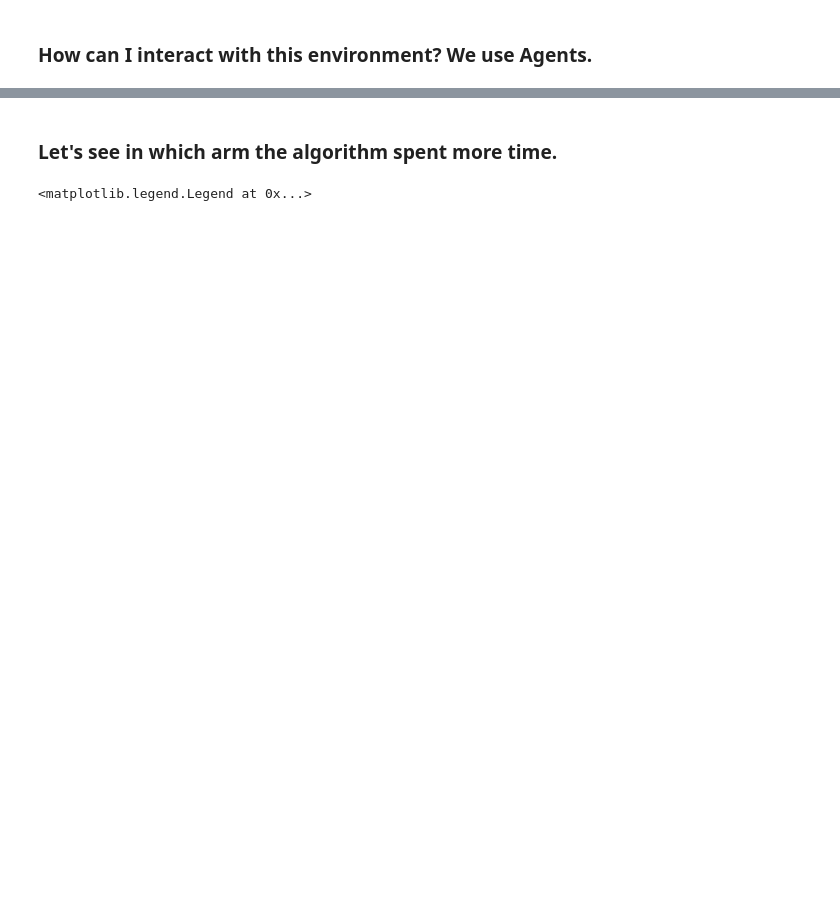
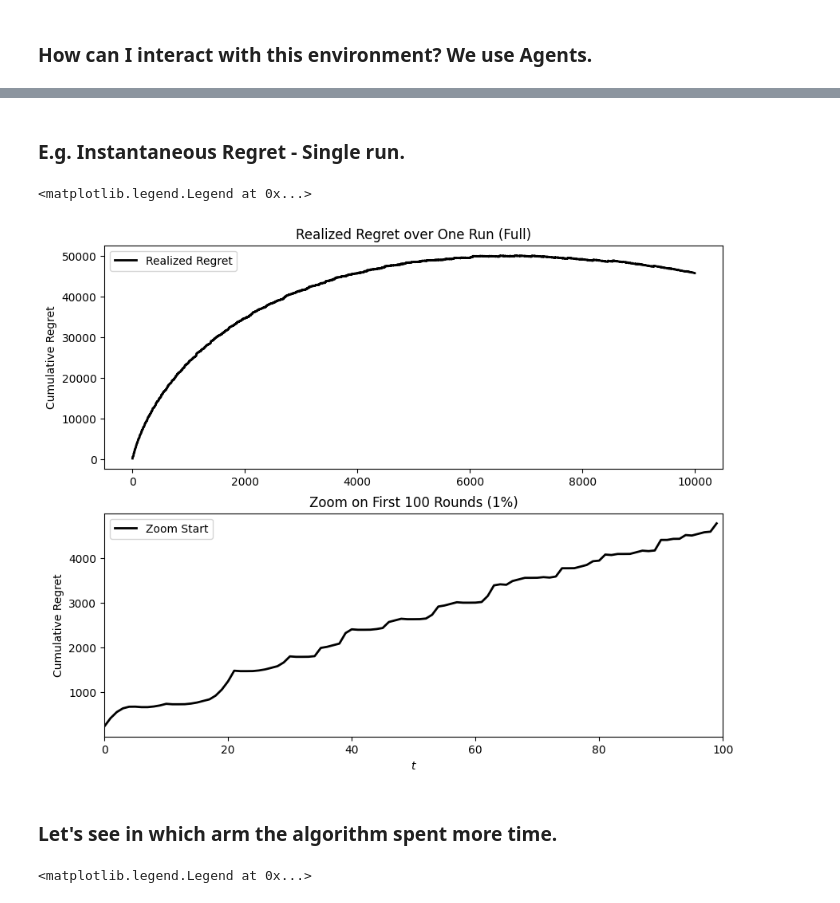
Before and after one commit to peetceenatoo/online-learning, a Jupyter notebook: R1.ipynb, the cells around one changed output, grey strips where cells are left out. Drawn from its saved outputs; the diff is of its cells as text; code cells hidden in the pictures; blank space fills up the shorter version.

```diff
--- a/R1.ipynb
+++ b/R1.ipynb
@@ -258,0 +226,2 @@ axs[1].legend()
+# %% [markdown]
+### E.g. Instantaneous Regret - Single run.
@@ -259,3 +232,46 @@ axs[1].legend()
+# %%
+# --- Single run to compare realized rewards ---
+
+# Set up
+np.random.seed(42)  # Fissa un seed per riproducibilità
+valuations = np.random.normal(loc=value, scale=1.0, size=num_of_buyers)
+env = PricingEnvironmentSingleProduct(valuations, cost=cost)
+
+# Compute clairvoyant rewards
+best_action = np.argmax(realized_profit_vector)
+clairvoyant_realized_rewards = np.array([ env.round(P[best_action])[1] for _ in range(T) ])
+
+# Run UCB1
+ucb_agent = UCB1Agent(K, T, range=R)
+agent_rewards = np.array([])
+for t in range(T):
+    pi_t = ucb_agent.pull_arm()
+    p_t = P[pi_t]
+    d_t, r_t = env.round(p_t)
+    ucb_agent.update(r_t)
+    agent_rewards = np.append(agent_rewards, r_t)
+
+# Compute realized regret
+realized_regret = np.cumsum(clairvoyant_realized_rewards - agent_rewards)
+
+# Plots
+fig, (ax1, ax2) = plt.subplots(2, 1, figsize=(10, 8), sharex=False)
+ax1.plot(np.arange(T), realized_regret, 'k-', linewidth=2, label='Realized Regret')
+ax1.set_title('Realized Regret over One Run (Full)')
+ax1.set_ylabel('Cumulative Regret')
+ax1.legend()
+
+# Zoom in on the first 1% of rounds
+zoom_T = int(T * 0.01)  # 1% of T
+ax2.plot(np.arange(zoom_T), realized_regret[:zoom_T], 'k-', linewidth=2, label='Zoom Start')
+ax2.set_xlim(0, zoom_T)
+ax2.set_title(f'Zoom on First {zoom_T} Rounds ({int(zoom_T / T * 100)}%)')
+ax2.set_xlabel('$t$')
+ax2.set_ylabel('Cumulative Regret')
+ax2.legend()
+# %% [output]
+<matplotlib.legend.Legend at 0x...>
+[figure, added]
 # %% [markdown]
 ### Let's see in which arm the algorithm spent more time.
 # %%
```
Also changed, not shown: parts of 10 cells of this notebook.
